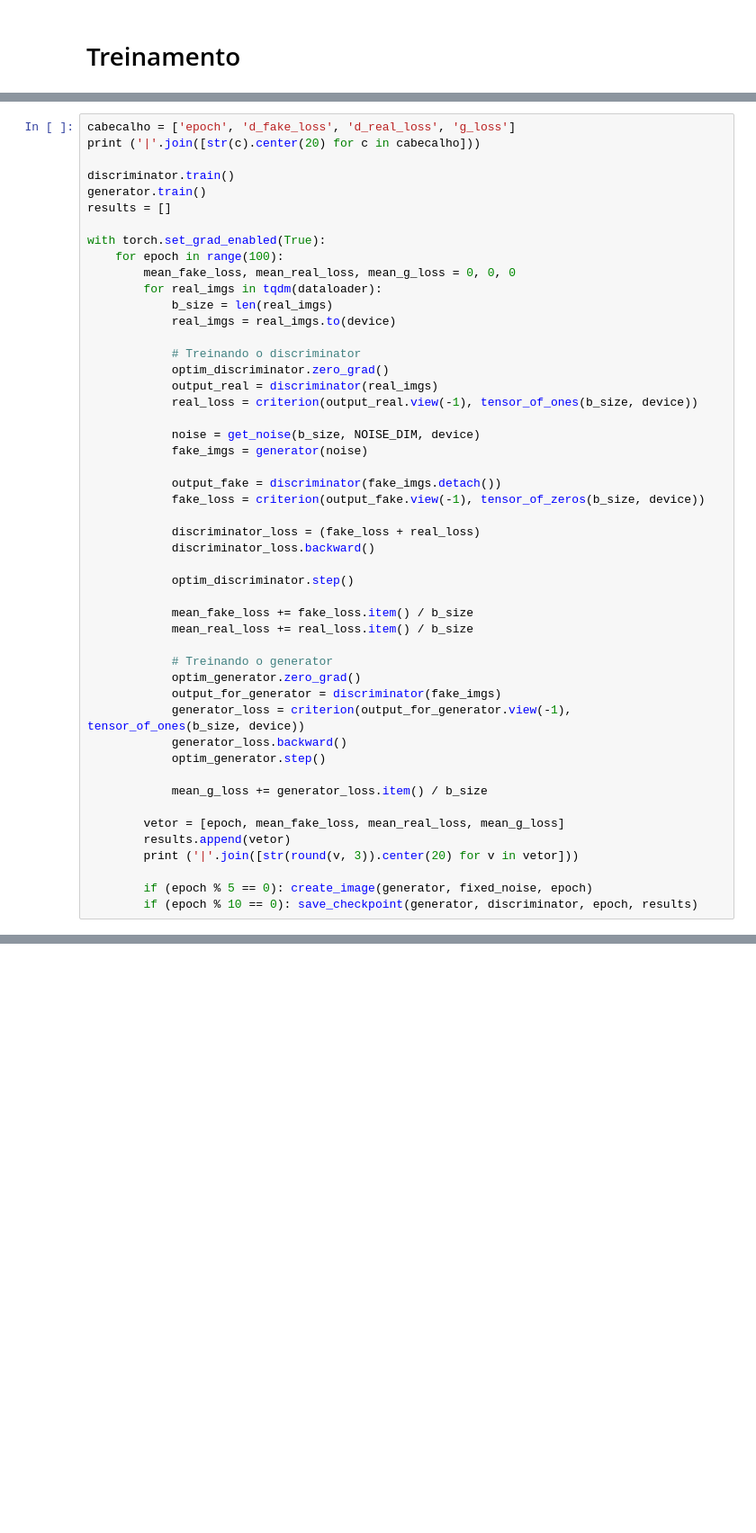
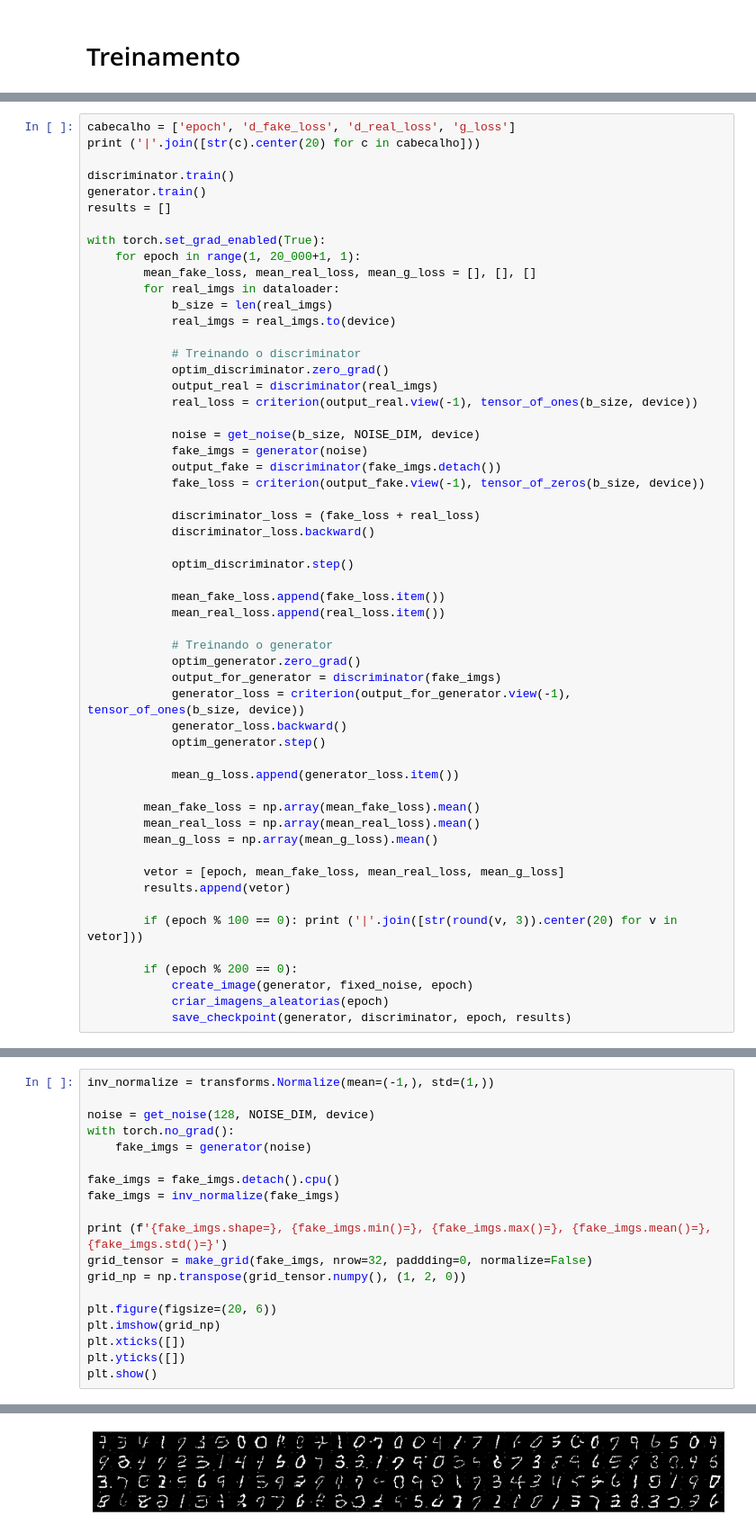
Before and after one commit to netomap/NUMBER-GAN, a Jupyter notebook: main.ipynb, the cells around one changed output, grey strips where cells are left out. Shown at 90% size. Saved outputs shown, nothing was run; the diff lists cells and outputs as text; blank space fills up the shorter version.

```diff
--- a/main.ipynb
+++ b/main.ipynb
@@ -192,9 +213,9 @@ generator.train()
 results = []
 
 with torch.set_grad_enabled(True):
-    for epoch in range(100):
-        mean_fake_loss, mean_real_loss, mean_g_loss = 0, 0, 0
-        for real_imgs in tqdm(dataloader):
+    for epoch in range(1, 20_000+1, 1):
+        mean_fake_loss, mean_real_loss, mean_g_loss = [], [], []
+        for real_imgs in dataloader:
             b_size = len(real_imgs)
             real_imgs = real_imgs.to(device)
 
@@ -205,7 +226,6 @@ with torch.set_grad_enabled(True):
 
             noise = get_noise(b_size, NOISE_DIM, device)
             fake_imgs = generator(noise)
-
             output_fake = discriminator(fake_imgs.detach())
             fake_loss = criterion(output_fake.view(-1), tensor_of_zeros(b_size, device))
 
@@ -214,8 +234,8 @@ with torch.set_grad_enabled(True):
 
             optim_discriminator.step()
 
-            mean_fake_loss += fake_loss.item() / b_size
-            mean_real_loss += real_loss.item() / b_size
+            mean_fake_loss.append(fake_loss.item())
+            mean_real_loss.append(real_loss.item())
 
             # Treinando o generator
             optim_generator.zero_grad()
@@ -224,11 +244,18 @@ with torch.set_grad_enabled(True):
             generator_loss.backward()
             optim_generator.step()
 
-            mean_g_loss += generator_loss.item() / b_size
+            mean_g_loss.append(generator_loss.item())
+
+        mean_fake_loss = np.array(mean_fake_loss).mean()
+        mean_real_loss = np.array(mean_real_loss).mean()
+        mean_g_loss = np.array(mean_g_loss).mean()
 
         vetor = [epoch, mean_fake_loss, mean_real_loss, mean_g_loss]
         results.append(vetor)
-        print ('|'.join([str(round(v, 3)).center(20) for v in vetor]))
 
-        if (epoch % 5 == 0): create_image(generator, fixed_noise, epoch)
-        if (epoch % 10 == 0): save_checkpoint(generator, discriminator, epoch, results)
+        if (epoch % 100 == 0): print ('|'.join([str(round(v, 3)).center(20) for v in vetor]))
+
+        if (epoch % 200 == 0):
+            create_image(generator, fixed_noise, epoch)
+            criar_imagens_aleatorias(epoch)
+            save_checkpoint(generator, discriminator, epoch, results)
@@ -248,0 +264,20 @@ with torch.set_grad_enabled(True):
+# %%
+inv_normalize = transforms.Normalize(mean=(-1,), std=(1,))
+
+noise = get_noise(128, NOISE_DIM, device)
+with torch.no_grad():
+    fake_imgs = generator(noise)
+
+fake_imgs = fake_imgs.detach().cpu()
+fake_imgs = inv_normalize(fake_imgs)
+
+print (f'{fake_imgs.shape=}, {fake_imgs.min()=}, {fake_imgs.max()=}, {fake_imgs.mean()=}, {fake_imgs.std()=}')
+grid_tensor = make_grid(fake_imgs, nrow=32, paddding=0, normalize=False)
+grid_np = np.transpose(grid_tensor.numpy(), (1, 2, 0))
+
+plt.figure(figsize=(20, 6))
+plt.imshow(grid_np)
+plt.xticks([])
+plt.yticks([])
+plt.show()
+# %% [output]
@@ -248,0 +286 @@ with torch.set_grad_enabled(True):
+[figure, added]
```
Also changed, not shown: parts of 8 cells of this notebook, 1 other file.
